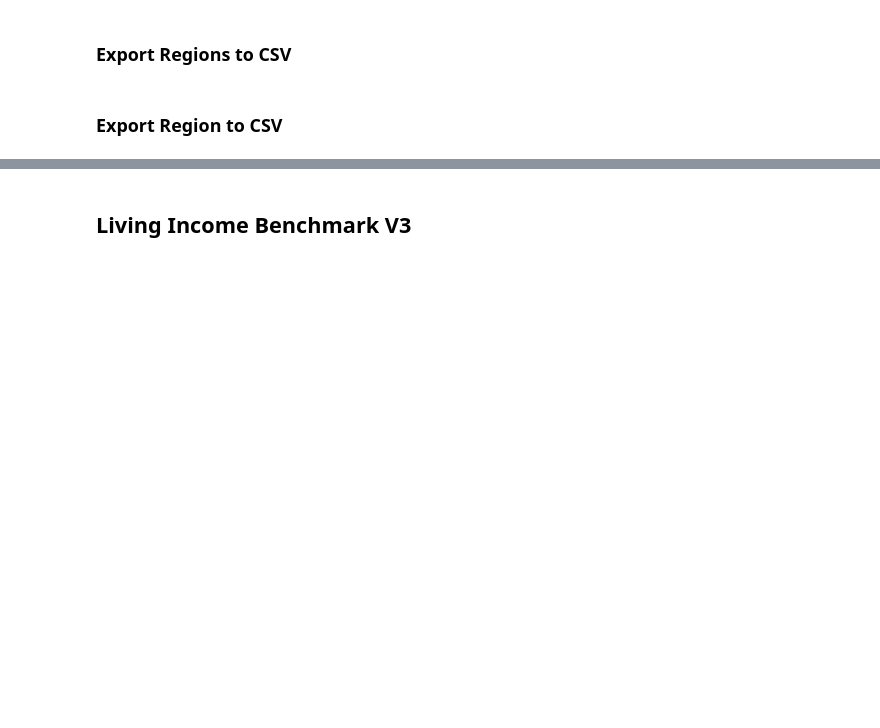
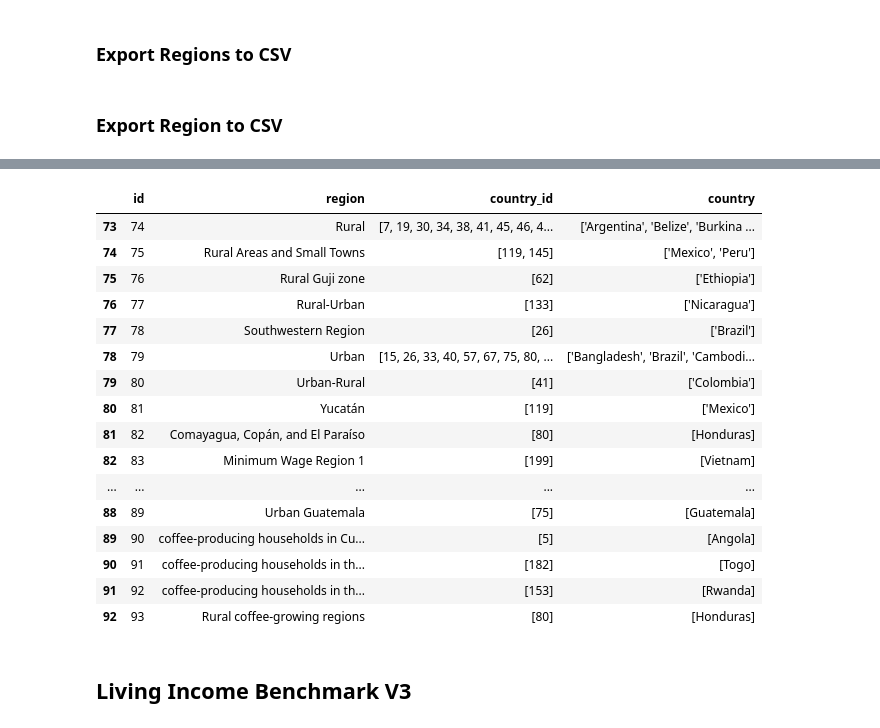
Before and after one commit to akvo/IDH-IDC, a Jupyter notebook: backend/source/transformer/benchmark_v3/living_income_benchmark_v3.ipynb, the cells around one changed output, grey strips where cells are left out. Saved outputs shown, nothing was run; the diff lists cells and outputs as text; code cells hidden in the pictures; blank space fills up the shorter version.

Commit message:
[#336] Update regions and li benchmark data

```diff
--- a/backend/source/transformer/benchmark_v3/living_income_benchmark_v3.ipynb
+++ b/backend/source/transformer/benchmark_v3/living_income_benchmark_v3.ipynb
@@ -163,7 +184,7 @@ def find_country(val):
 # %%
-# new_column_order = ["id", "region", "country_id", "country"]
+new_column_order = ["id", "region", "country_id", "country"]
 # %%
-# group_df = group_df[new_column_order]
+group_df = group_df[new_column_order]
 # %% [markdown]
 ### Export Region to CSV
 # %%
@@ -174,0 +205,4 @@ def find_country(val):
+# %%
+# get the new regions by checking prev_regions with regions value
+# to put the new region at the bottom of prev_regions, so the id still align with prev_regions
+new_regions = group_df[~group_df['region'].isin(prev_regions['region'])]
@@ -174,0 +225,24 @@ def find_country(val):
+# %%
+# combine df and auto increment id
+regions = pd.concat([prev_regions, new_regions]).reset_index(drop=True)
+regions['id'] = range(1, len(regions) + 1)
+# %%
+regions.tail(20)
+# %% [output]
+|  | id | region | country_id | country |
+| 73 | 74 | Rural | [7, 19, 30, 34, 38, 41, 45, 46, 4... | ['Argentina', 'Belize', 'Burkina ... |
+| 74 | 75 | Rural Areas and Small Towns | [119, 145] | ['Mexico', 'Peru'] |
+| 75 | 76 | Rural Guji zone | [62] | ['Ethiopia'] |
+| 76 | 77 | Rural-Urban | [133] | ['Nicaragua'] |
+| 77 | 78 | Southwestern Region | [26] | ['Brazil'] |
+| 78 | 79 | Urban | [15, 26, 33, 40, 57, 67, 75, 80, ... | ['Bangladesh', 'Brazil', 'Cambodi... |
+| 79 | 80 | Urban-Rural | [41] | ['Colombia'] |
+| 80 | 81 | Yucatán | [119] | ['Mexico'] |
+| 81 | 82 | Comayagua, Copán, and El Paraíso | [80] | [Honduras] |
+| 82 | 83 | Minimum Wage Region 1 | [199] | [Vietnam] |
+| ... | ... | ... | ... | ... |
+| 88 | 89 | Urban Guatemala | [75] | [Guatemala] |
+| 89 | 90 | coffee-producing households in Cu... | [5] | [Angola] |
+| 90 | 91 | coffee-producing households in th... | [182] | [Togo] |
+| 91 | 92 | coffee-producing households in th... | [153] | [Rwanda] |
+| 92 | 93 | Rural coffee-growing regions | [80] | [Honduras] |
```
Also changed, not shown: parts of 29 cells of this notebook, 4 other files.
